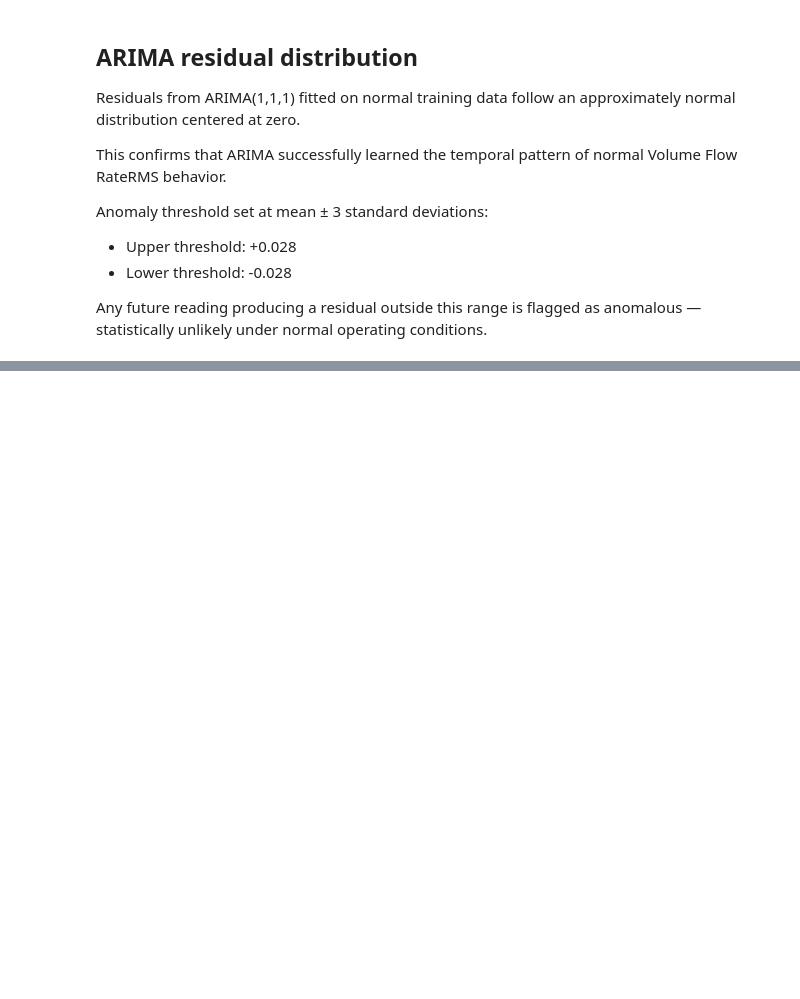
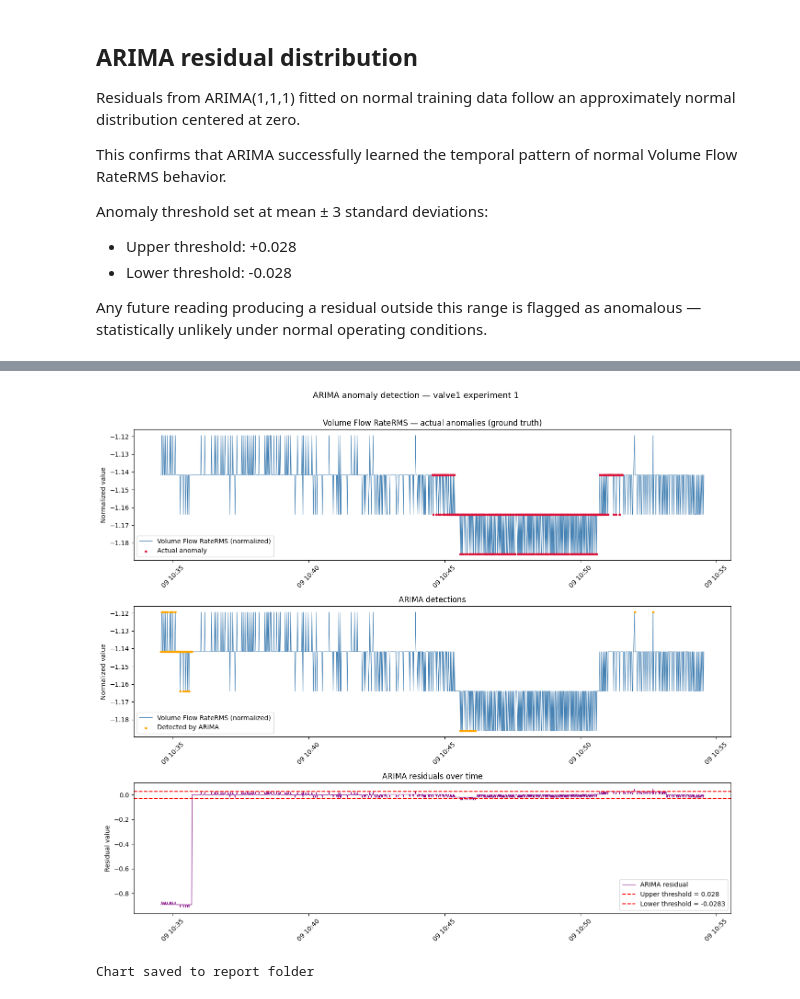
Before and after one commit to solankilata/satellite-anomaly-detection, a Jupyter notebook: notebooks/04_arima_model.ipynb, the cells around one changed output, grey strips where cells are left out. Cells and saved outputs as stored; diff of their text form; code cells hidden in the pictures; blank space fills up the shorter version.

```diff
--- a/notebooks/04_arima_model.ipynb
+++ b/notebooks/04_arima_model.ipynb
@@ -146,0 +256,49 @@ normal operating conditions.
+# %%
+sample_mask = (df['filename'] == '1.csv') & (df['anomaly_source'] == 'valve1')
+sample = df[sample_mask].copy()
+sample_residuals = arima_residuals[sample_mask.values]
+sample_preds = predictions_arima[sample_mask.values]
+
+fig, axes = plt.subplots(3, 1, figsize=(14, 12))
+
+axes[0].plot(sample['datetime'], sample[sensor],
+             color='steelblue', linewidth=0.8, label=f'{sensor} (normalized)')
+actual_anomalies = sample[sample['anomaly'] == 1.0]
+axes[0].scatter(actual_anomalies['datetime'], actual_anomalies[sensor],
+                color='crimson', s=8, zorder=5, label='Actual anomaly')
+axes[0].set_title(f'{sensor} — actual anomalies (ground truth)')
+axes[0].set_ylabel('Normalized value')
+axes[0].legend()
+axes[0].tick_params(axis='x', rotation=45)
+
+axes[1].plot(sample['datetime'], sample[sensor],
+             color='steelblue', linewidth=0.8, label=f'{sensor} (normalized)')
+detected_mask = sample_preds == 1
+detected_times = sample['datetime'].values[detected_mask]
+detected_values = sample[sensor].values[detected_mask]
+axes[1].scatter(detected_times, detected_values,
+                color='orange', s=8, zorder=5, label='Detected by ARIMA')
+axes[1].set_title('ARIMA detections')
+axes[1].set_ylabel('Normalized value')
+axes[1].legend()
+axes[1].tick_params(axis='x', rotation=45)
+
+axes[2].plot(sample['datetime'], sample_residuals,
+             color='purple', linewidth=0.8, label='ARIMA residual')
+axes[2].axhline(y=upper_threshold, color='red', linestyle='--',
+                linewidth=1.5, label=f'Upper threshold = {round(upper_threshold, 4)}')
+axes[2].axhline(y=lower_threshold, color='red', linestyle='--',
+                linewidth=1.5, label=f'Lower threshold = {round(lower_threshold, 4)}')
+axes[2].set_title('ARIMA residuals over time')
+axes[2].set_ylabel('Residual value')
+axes[2].legend()
+axes[2].tick_params(axis='x', rotation=45)
+
+plt.suptitle('ARIMA anomaly detection — valve1 experiment 1', fontsize=13, y=1.01)
+plt.tight_layout()
+plt.savefig('../report/arima_detections.png', dpi=150, bbox_inches='tight')
+plt.show()
+print("Chart saved to report folder")
+# %% [output]
+[figure, added]
+Chart saved to report folder
```
Also changed, not shown: parts of 5 cells of this notebook, 1 other file.
